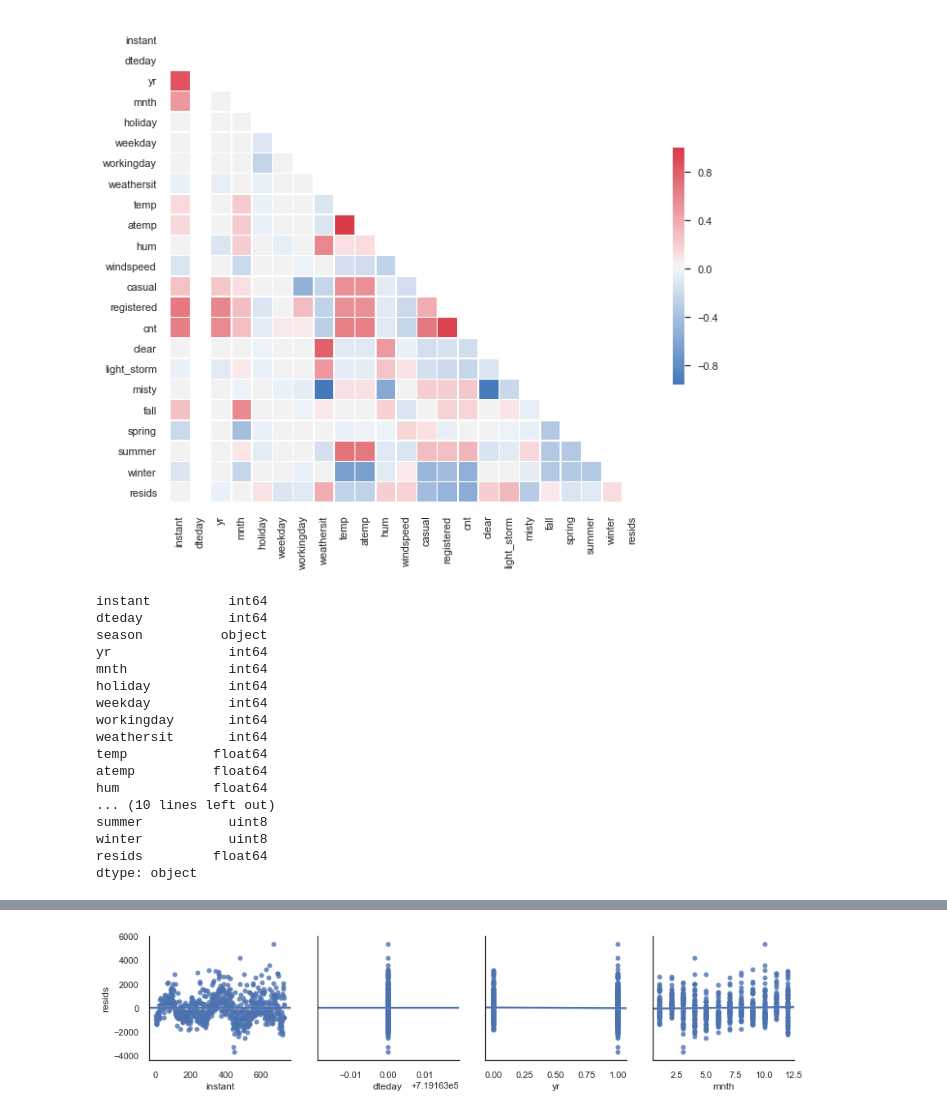
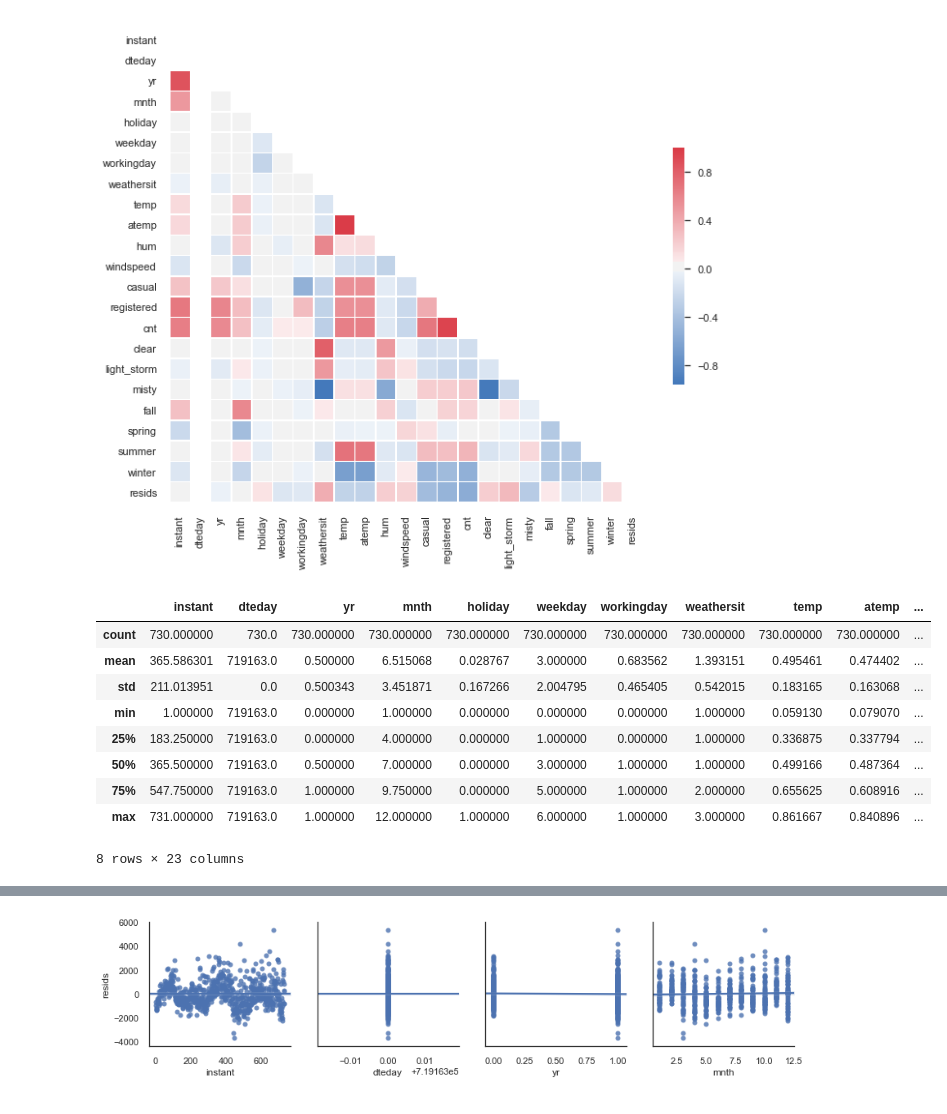
Before and after one commit to pauly51994/Bike_predictor, a Jupyter notebook: Bike-Sharing-Dataset/TEST.ipynb, the cells around one changed output, grey strips where cells are left out. Drawn from its saved outputs; the diff is of its cells as text; code cells hidden in the pictures.

```diff
--- a/Bike-Sharing-Dataset/TEST.ipynb
+++ b/Bike-Sharing-Dataset/TEST.ipynb
@@ -166,22 +205,15 @@ CorrMtx(df.corr(), dropDuplicates = True)
 # %% [output]
 [figure]
 # %%
-df.dtypes
+df.describe()
 # %% [output]
+|  | instant | dteday | yr | mnth | holiday | weekday | workingday | weathersit | temp | atemp | ... |
+| count | 730.000000 | 730.0 | 730.000000 | 730.000000 | 730.000000 | 730.000000 | 730.000000 | 730.000000 | 730.000000 | 730.000000 | ... |
+| mean | 365.586301 | 719163.0 | 0.500000 | 6.515068 | 0.028767 | 3.000000 | 0.683562 | 1.393151 | 0.495461 | 0.474402 | ... |
+| std | 211.013951 | 0.0 | 0.500343 | 3.451871 | 0.167266 | 2.004795 | 0.465405 | 0.542015 | 0.183165 | 0.163068 | ... |
+| min | 1.000000 | 719163.0 | 0.000000 | 1.000000 | 0.000000 | 0.000000 | 0.000000 | 1.000000 | 0.059130 | 0.079070 | ... |
+| 25% | 183.250000 | 719163.0 | 0.000000 | 4.000000 | 0.000000 | 1.000000 | 0.000000 | 1.000000 | 0.336875 | 0.337794 | ... |
+| 50% | 365.500000 | 719163.0 | 0.500000 | 7.000000 | 0.000000 | 3.000000 | 1.000000 | 1.000000 | 0.499166 | 0.487364 | ... |
+| 75% | 547.750000 | 719163.0 | 1.000000 | 9.750000 | 0.000000 | 5.000000 | 1.000000 | 2.000000 | 0.655625 | 0.608916 | ... |
+| max | 731.000000 | 719163.0 | 1.000000 | 12.000000 | 1.000000 | 6.000000 | 1.000000 | 3.000000 | 0.861667 | 0.840896 | ... |
-instant          int64
-dteday           int64
-season          object
-yr               int64
-mnth             int64
-holiday          int64
-weekday          int64
-workingday       int64
-weathersit       int64
-temp           float64
-atemp          float64
-hum            float64
-... (10 lines left out)
-summer           uint8
-winter           uint8
-resids         float64
-dtype: object
+8 rows × 23 columns
```
Also changed, not shown: parts of 7 cells of this notebook, 1 other file.
